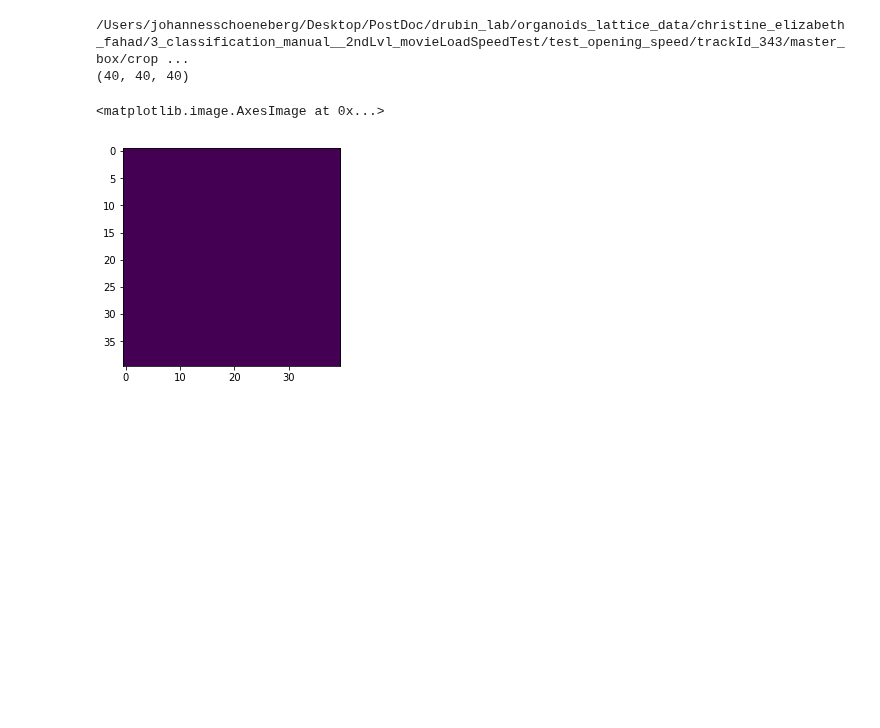
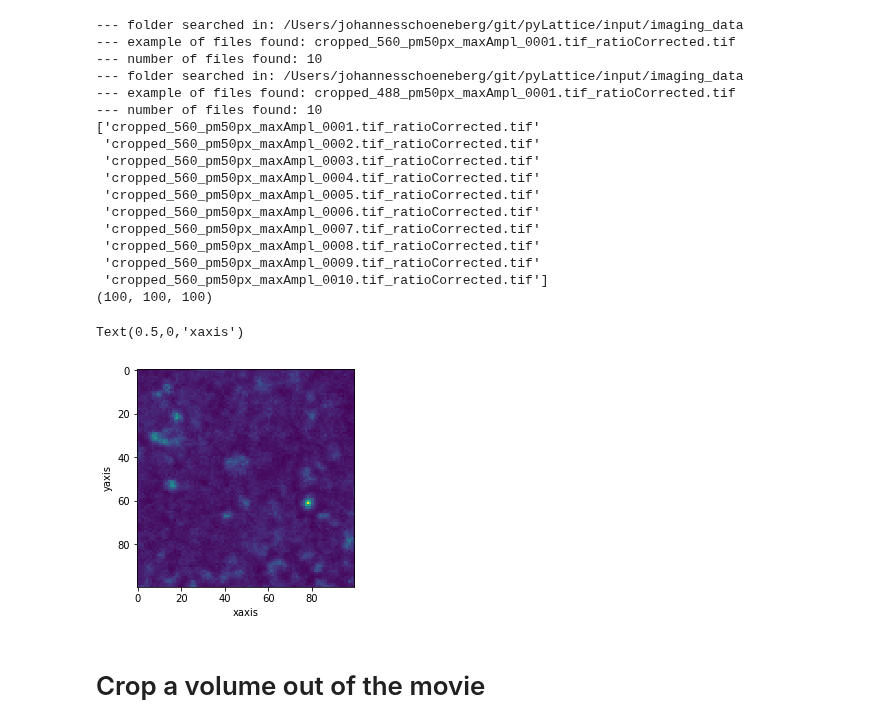
Before and after one commit to pylattice/pyLattice, a Jupyter notebook: src/python/latticeMovie_cropRegion.ipynb, the cells around one changed output. Saved outputs shown, nothing was run; the diff lists cells and outputs as text; code cells hidden in the pictures; blank space fills up the shorter version.

```diff
--- a/src/python/latticeMovie_cropRegion.ipynb
+++ b/src/python/latticeMovie_cropRegion.ipynb
@@ -1,4 +1,7 @@
 # %%
+# by Joh Schoeneberg, 2018
+# BSD 3-clause licence
+
 %matplotlib inline
 import numpy as np
 import matplotlib.pyplot as plt
@@ -18,3 +21,14 @@ import pims
 from PIL import Image
 
 import skimage
+
+import json
+
+#pyLattice modules / functions
+import sys
+pythonPackagePath = "/Users/johannesschoeneberg/git/pyLattice/src/python/"
+sys.path.append(pythonPackagePath+"/modules")
+import TiffProcessing as tiffproc
+import InputProcessing as inproc
+sys.path.append(pythonPackagePath+"/classes")
+import Track
@@ -91,13 +88,33 @@ NameError: name 'ch0_uniqueFilenameString' is not defined
-# %%
-#path = inputDataFolder+'/'+filesOfInterest[10]
-path = '/Users/johannesschoeneberg/Desktop/PostDoc/drubin_lab/organoids_lattice_data/christine_elizabeth_fahad/3_classification_manual__2ndLvl_movieLoadSpeedTest/test_opening_speed/trackId_343/master_box/cropped_box_master_0000_20pxPadding_frame1.tif'
-print(path)
-latticeMovieFrame = skimage.external.tifffile.imread(path)
-print(latticeMovieFrame.shape)
-plt.imshow(latticeMovieFrame[10])
-# %% [output]
-/Users/johannesschoeneberg/Desktop/PostDoc/drubin_lab/organoids_lattice_data/christine_elizabeth_fahad/3_classification_manual__2ndLvl_movieLoadSpeedTest/test_opening_speed/trackId_343/master_box/crop ...
-(40, 40, 40)
-<matplotlib.image.AxesImage at 0x...>
-[figure, removed]
+# %%
+master_filesOfInterest = inproc.getFilenamesOfInputTiffFiles(inputDataFolder,master_uniqueFilenameString)
+slave_filesOfInterest = inproc.getFilenamesOfInputTiffFiles(inputDataFolder,slave_uniqueFilenameString)
+
+print(master_filesOfInterest)
+latticeMovieFrame = skimage.external.tifffile.imread(inputDataFolder+'/'+master_filesOfInterest[5])
+print(latticeMovieFrame.shape)
+plt.imshow(latticeMovieFrame[50])
+plt.ylabel('yaxis')
+plt.xlabel('xaxis')
+# %% [output]
+--- folder searched in: /Users/johannesschoeneberg/git/pyLattice/input/imaging_data
+--- example of files found: cropped_560_pm50px_maxAmpl_0001.tif_ratioCorrected.tif
+--- number of files found: 10
+--- folder searched in: /Users/johannesschoeneberg/git/pyLattice/input/imaging_data
+--- example of files found: cropped_488_pm50px_maxAmpl_0001.tif_ratioCorrected.tif
+--- number of files found: 10
+['cropped_560_pm50px_maxAmpl_0001.tif_ratioCorrected.tif'
+ 'cropped_560_pm50px_maxAmpl_0002.tif_ratioCorrected.tif'
+ 'cropped_560_pm50px_maxAmpl_0003.tif_ratioCorrected.tif'
+ 'cropped_560_pm50px_maxAmpl_0004.tif_ratioCorrected.tif'
+ 'cropped_560_pm50px_maxAmpl_0005.tif_ratioCorrected.tif'
+ 'cropped_560_pm50px_maxAmpl_0006.tif_ratioCorrected.tif'
+ 'cropped_560_pm50px_maxAmpl_0007.tif_ratioCorrected.tif'
+ 'cropped_560_pm50px_maxAmpl_0008.tif_ratioCorrected.tif'
+ 'cropped_560_pm50px_maxAmpl_0009.tif_ratioCorrected.tif'
+ 'cropped_560_pm50px_maxAmpl_0010.tif_ratioCorrected.tif']
+(100, 100, 100)
+Text(0.5,0,'xaxis')
+[figure, added]
+# %% [markdown]
+# Crop a volume out of the movie
 # %%
```
Also changed, not shown: parts of 10 cells of this notebook, 4 other files.
